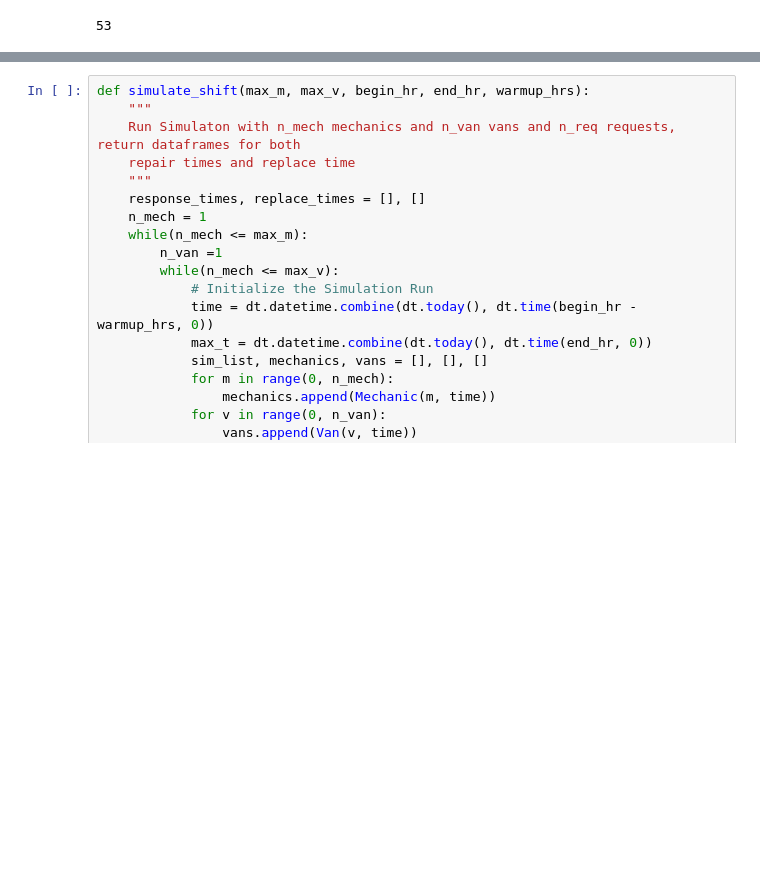
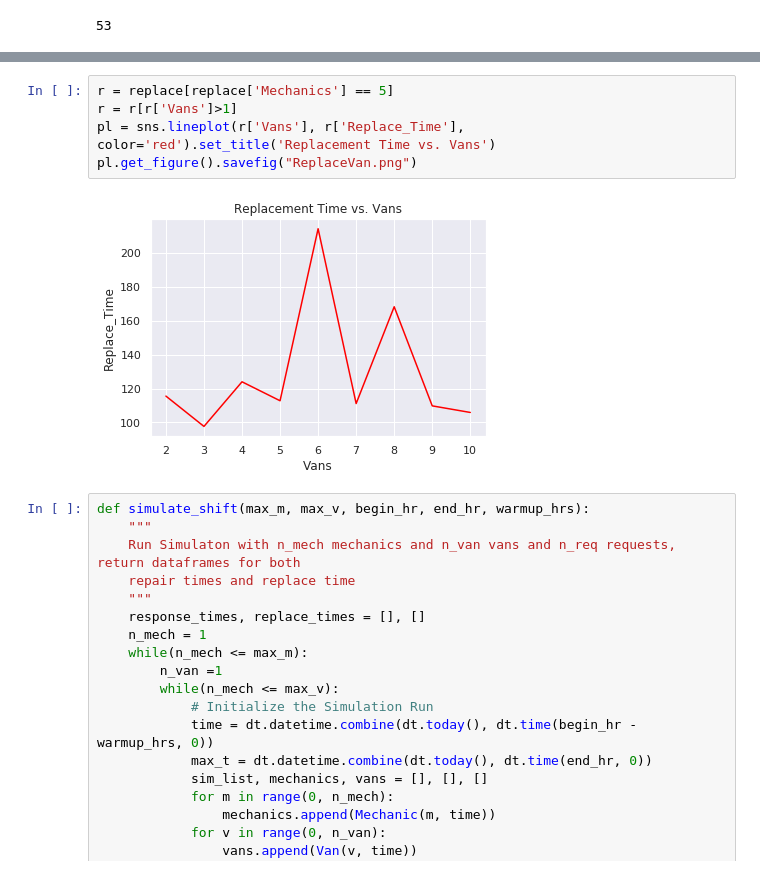
Before and after one commit to jhmontijo/ORIE4580, a Jupyter notebook: Simulation.ipynb, the cells around one changed output, grey strips where cells are left out. Drawn from its saved outputs; the diff is of its cells as text; blank space fills up the shorter version.

```diff
--- a/Simulation.ipynb
+++ b/Simulation.ipynb
@@ -291,3 +258,10 @@ replace[replace['Mechanics'] == 5].plot(kind='scatter', x='Vans', y='Replace_Tim
+# %%
+r = replace[replace['Mechanics'] == 5]
+r = r[r['Vans']>1]
+pl = sns.lineplot(r['Vans'], r['Replace_Time'], color='red').set_title('Replacement Time vs. Vans')
+pl.get_figure().savefig("ReplaceVan.png")
+# %% [output]
+[figure, added]
 # %%
 def simulate_shift(max_m, max_v, begin_hr, end_hr, warmup_hrs):
     """
```
Also changed, not shown: parts of 7 cells of this notebook, 2 other files.
